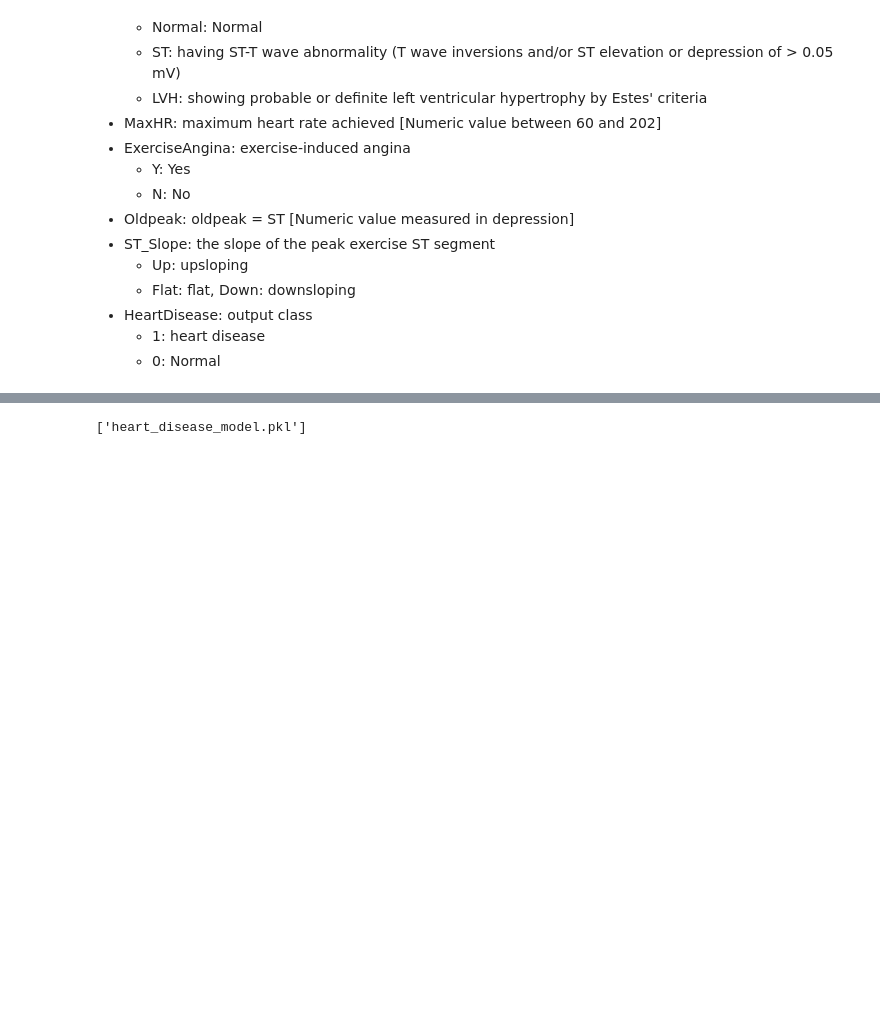
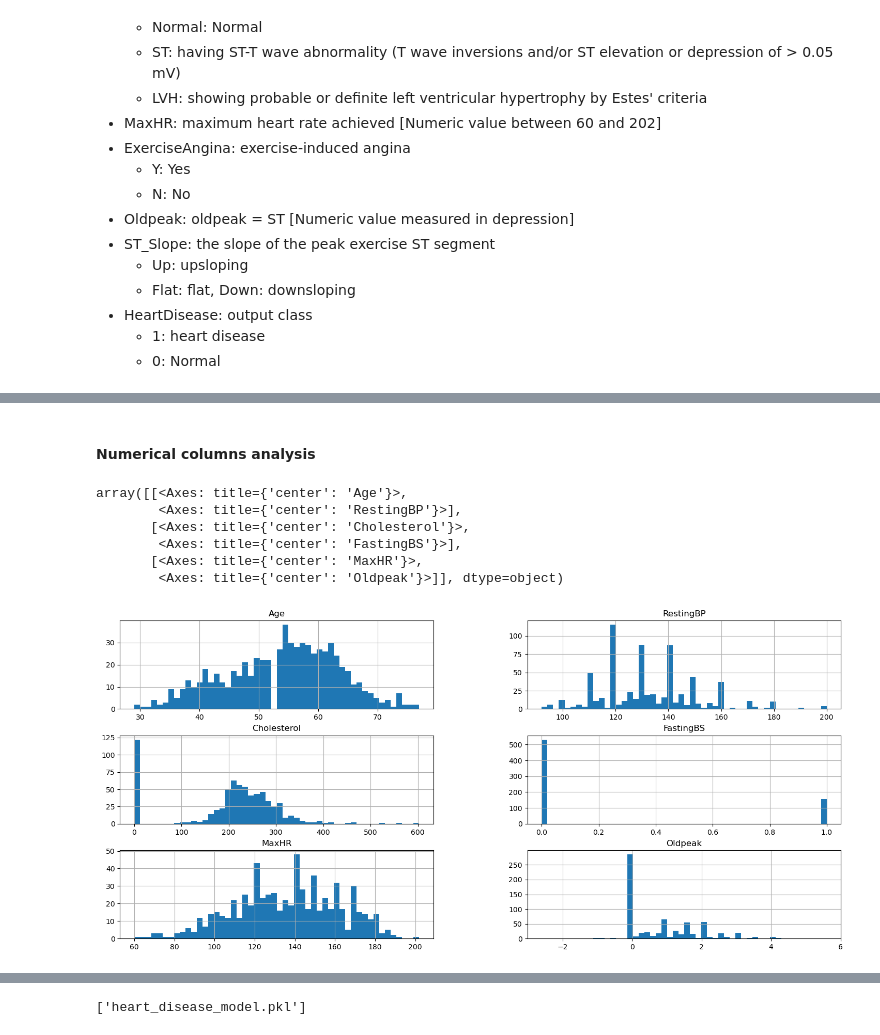
Before and after one commit to adamscarlat/hands-on-ML-with-Scikit-Learn-and-Tensorflow, a Jupyter notebook: edition3/projects/heart-attack-dataset/heart-attack-prediction.ipynb, the cells around one changed output, grey strips where cells are left out. Drawn from its saved outputs; the diff is of its cells as text; code cells hidden in the pictures; blank space fills up the shorter version.

```diff
--- a/edition3/projects/heart-attack-dataset/heart-attack-prediction.ipynb
+++ b/edition3/projects/heart-attack-dataset/heart-attack-prediction.ipynb
@@ -132,0 +146,13 @@ X_train, X_test, y_train, y_test = train_test_split(X, y, random_state=42, strat
+# %% [markdown]
+#### Numerical columns analysis
+# %%
+num_columns = ["Age", "RestingBP", "Cholesterol", "FastingBS", "MaxHR", "Oldpeak"]
+full_train[num_columns].hist(bins=50, figsize=(18,8))
+# %% [output]
+array([[<Axes: title={'center': 'Age'}>,
+        <Axes: title={'center': 'RestingBP'}>],
+       [<Axes: title={'center': 'Cholesterol'}>,
+        <Axes: title={'center': 'FastingBS'}>],
+       [<Axes: title={'center': 'MaxHR'}>,
+        <Axes: title={'center': 'Oldpeak'}>]], dtype=object)
+[figure, added]
```
Also changed, not shown: parts of 29 cells of this notebook, 2 other files.
